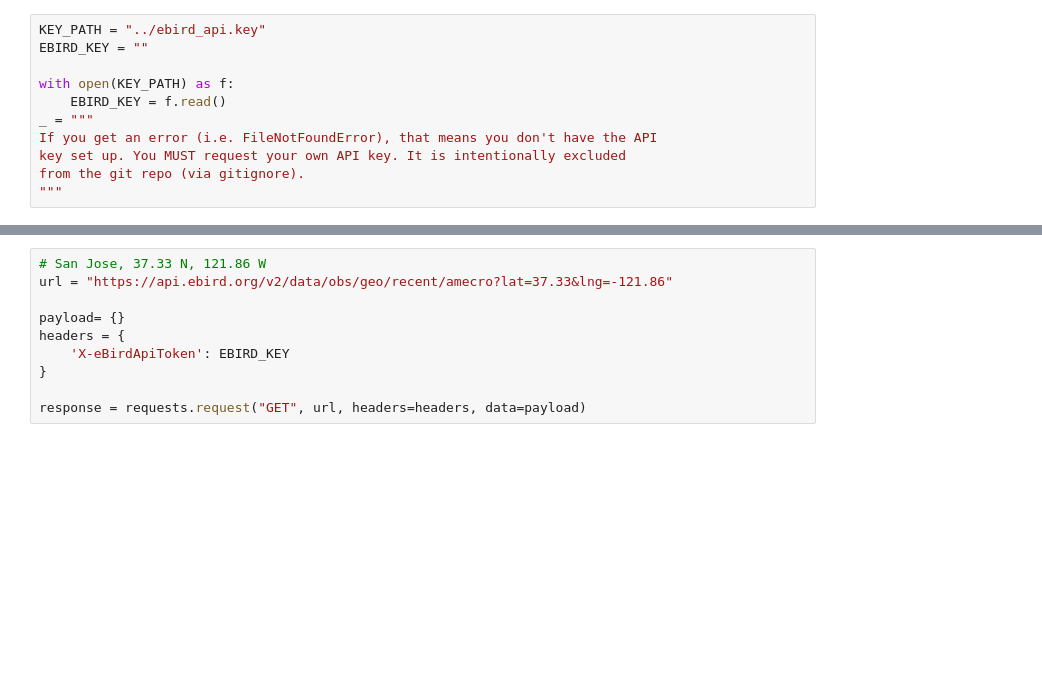
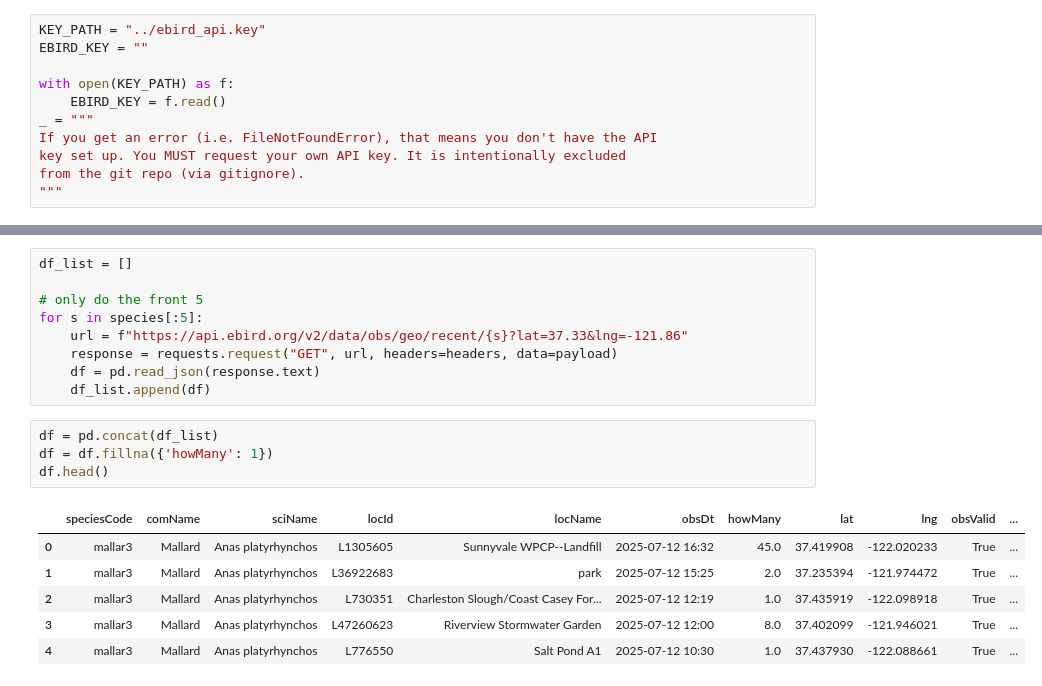
Before and after one commit to ethanyang-sjsu/Cmpe257-bird-transplant, a Jupyter notebook: sb/sb_nearby_scatter.ipynb, the cells around one changed output, grey strips where cells are left out. Cells and saved outputs as stored; diff of their text form; blank space fills up the shorter version.

```diff
--- a/sb/sb_nearby_scatter.ipynb
+++ b/sb/sb_nearby_scatter.ipynb
@@ -14,10 +36,20 @@ import requests
 # %%
-# San Jose, 37.33 N, 121.86 W
-url = "https://api.ebird.org/v2/data/obs/geo/recent/amecro?lat=37.33&lng=-121.86"
+df_list = []
 
-payload= {}
-headers = {
-    'X-eBirdApiToken': EBIRD_KEY
-}
-
-response = requests.request("GET", url, headers=headers, data=payload)
+# only do the front 5
+for s in species[:5]:
+    url = f"https://api.ebird.org/v2/data/obs/geo/recent/{s}?lat=37.33&lng=-121.86"
+    response = requests.request("GET", url, headers=headers, data=payload)
+    df = pd.read_json(response.text)
+    df_list.append(df)
+# %%
+df = pd.concat(df_list)
+df = df.fillna({'howMany': 1})
+df.head()
+# %% [output]
+|  | speciesCode | comName | sciName | locId | locName | obsDt | howMany | lat | lng | obsValid | ... |
+| 0 | mallar3 | Mallard | Anas platyrhynchos | L1305605 | Sunnyvale WPCP--Landfill | 2025-07-12 16:32 | 45.0 | 37.419908 | -122.020233 | True | ... |
+| 1 | mallar3 | Mallard | Anas platyrhynchos | L36922683 | park | 2025-07-12 15:25 | 2.0 | 37.235394 | -121.974472 | True | ... |
+| 2 | mallar3 | Mallard | Anas platyrhynchos | L730351 | Charleston Slough/Coast Casey For... | 2025-07-12 12:19 | 1.0 | 37.435919 | -122.098918 | True | ... |
+| 3 | mallar3 | Mallard | Anas platyrhynchos | L47260623 | Riverview Stormwater Garden | 2025-07-12 12:00 | 8.0 | 37.402099 | -121.946021 | True | ... |
+| 4 | mallar3 | Mallard | Anas platyrhynchos | L776550 | Salt Pond A1 | 2025-07-12 10:30 | 1.0 | 37.437930 | -122.088661 | True | ... |
```
Also changed, not shown: parts of 9 cells of this notebook.
